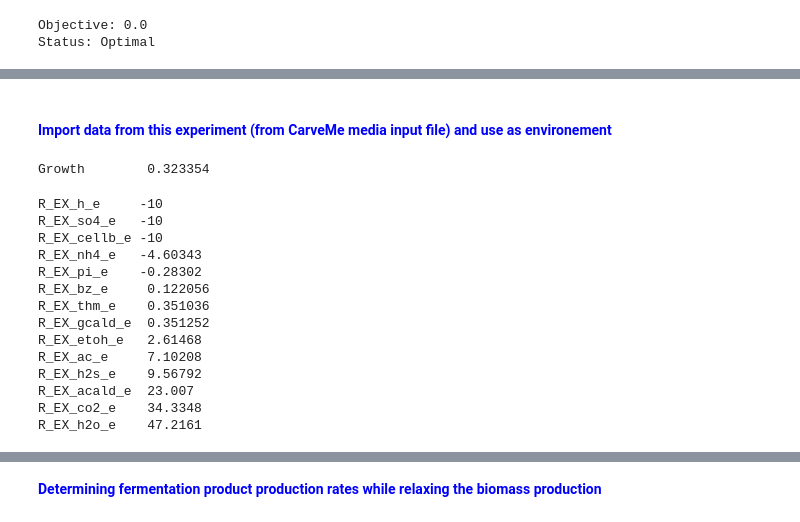
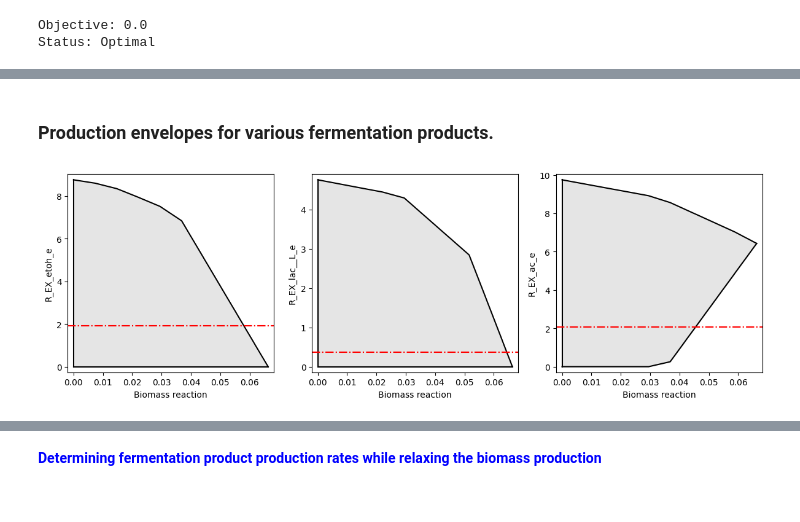
Before and after one commit to IdunBurgos/Ruminiclostridium-cellullolyticum-model-final, a Jupyter notebook: notebooks/Step 5 - Model testing.ipynb, the cells around one changed output, grey strips where cells are left out. Drawn from its saved outputs; the diff is of its cells as text; code cells hidden in the pictures.

```diff
--- a/notebooks/Step 5 - Model testing.ipynb
+++ b/notebooks/Step 5 - Model testing.ipynb
@@ -76,2 +53,0 @@ Status: Optimal
-# %% [markdown]
-#### <span style="color: blue;"> Import data from this experiment (from CarveMe media input file) and use as environement</span>
@@ -81,22 +54,24 @@ env_cellb.apply(model, exclusive=True, inplace=True, warning=False)
-# %%
-sol = pFBA(model)
-sol.show_values(pattern='Growth')
-# %% [output]
-Growth        0.323354
-# %%
-sol.show_values(pattern='R_EX', sort=True, abstol=0.1)
-# %% [output]
-R_EX_h_e     -10
-R_EX_so4_e   -10
-R_EX_cellb_e -10
-R_EX_nh4_e   -4.60343
-R_EX_pi_e    -0.28302
-R_EX_bz_e     0.122056
-R_EX_thm_e    0.351036
-R_EX_gcald_e  0.351252
-R_EX_etoh_e   2.61468
-R_EX_ac_e     7.10208
-R_EX_h2s_e    9.56792
-R_EX_acald_e  23.007
-R_EX_co2_e    34.3348
-R_EX_h2o_e    47.2161
+# %% [markdown]
+### Production envelopes for various fermentation products.
+# %%
+env_cellb = Environment.from_compounds(media.loc['DM_cellobiose', 'compound'])
+env_cellb.apply(model, exclusive=True, inplace=True, warning=False)
+
+q_cellb = 1.98
+
+fig, axs = plt.subplots(1,3, figsize=(12,4))
+
+plot_flux_envelope(model,'Growth','R_EX_etoh_e', constraints={'R_EX_cellb_e': (-q_cellb, 0)}, ax=axs[0])
+axs[0].axhline(y = q_etoh, color = 'r', linestyle = '-.', label="Experimental result")
+
+plot_flux_envelope(model,'Growth','R_EX_lac__L_e', constraints={'R_EX_cellb_e': (-q_cellb, 0)}, ax=axs[1])
+axs[1].axhline(y = q_lac, color = 'r', linestyle = '-.', label="Experimental result")
+
+plot_flux_envelope(model,'Growth','R_EX_ac_e', constraints={'R_EX_cellb_e': (-q_cellb, 0)}, ax=axs[2])
+axs[2].axhline(y = q_ac, color = 'r', linestyle = '-.', label="Experimental result")
+
+fig.tight_layout()
+
+fig.savefig('../figures/production_envelopes.png', dpi=300)
+# %% [output]
+[figure, added]
```
Also changed, not shown: parts of 80 cells of this notebook, 9 other files.
